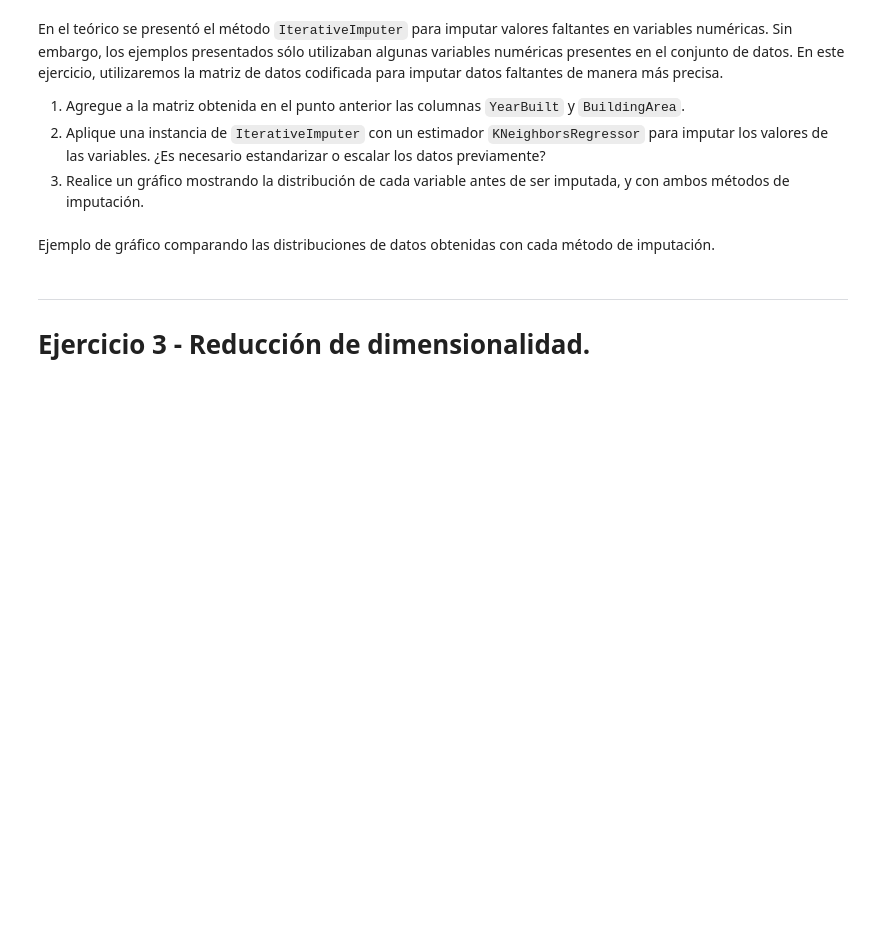
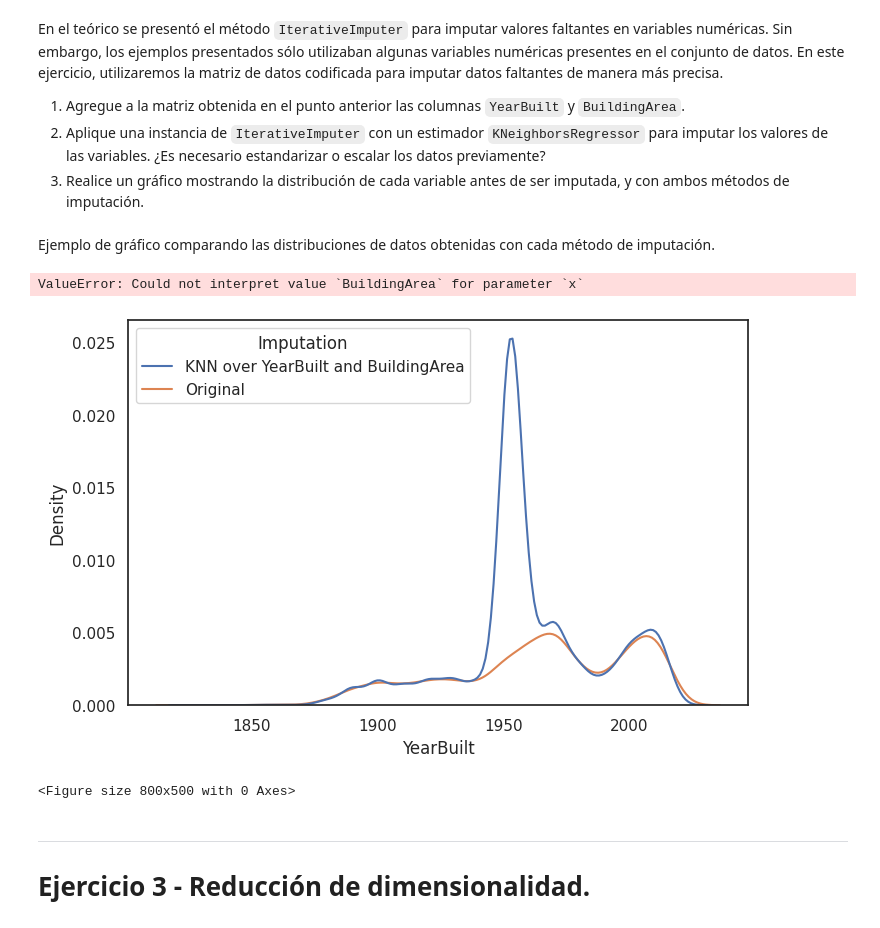
Before and after one commit to Cheva94/Diplo_G22, a Jupyter notebook: AEyCD/parte2_resolucion.ipynb, the cells around one changed output. Cells and saved outputs as stored; diff of their text form; code cells hidden in the pictures; blank space fills up the shorter version.

```diff
--- a/AEyCD/parte2_resolucion.ipynb
+++ b/AEyCD/parte2_resolucion.ipynb
@@ -141,13 +324,19 @@ melb_data_mice[['YearBuilt','BuildingArea']] = mice_imputer.fit_transform(
 # %% [markdown]
 Ejemplo de gráfico comparando las distribuciones de datos obtenidas con cada método de imputación.
 # %%
-mice_year_built = melb_data_mice.YearBuilt.to_frame()
+mice_year_built = df_knn.YearBuilt.to_frame()
 mice_year_built['Imputation'] = 'KNN over YearBuilt and BuildingArea'
-melb_year_build = melb_df.YearBuilt.dropna().to_frame()
+melb_year_build = df_airless.YearBuilt.dropna().to_frame()
 melb_year_build['Imputation'] = 'Original'
-data = pandas.concat([mice_year_built, melb_year_build])
+data = pd.concat([mice_year_built, melb_year_build])
 fig = plt.figure(figsize=(8, 5))
-g = seaborn.kdeplot(data=data, x='YearBuilt', hue='Imputation')
+g = sns.kdeplot(data=data, x='YearBuilt', hue='Imputation')
+fig = plt.figure(figsize=(8, 5))
+g = sns.kdeplot(data=data, x='BuildingArea', hue='Imputation')
+# %% [output]
+ValueError: Could not interpret value `BuildingArea` for parameter `x`
+[figure, added]
+<Figure size 800x500 with 0 Axes>
 # %% [markdown]
 ---
 # Ejercicio 3 - Reducción de dimensionalidad.
```
Also changed, not shown: parts of 18 cells of this notebook.
